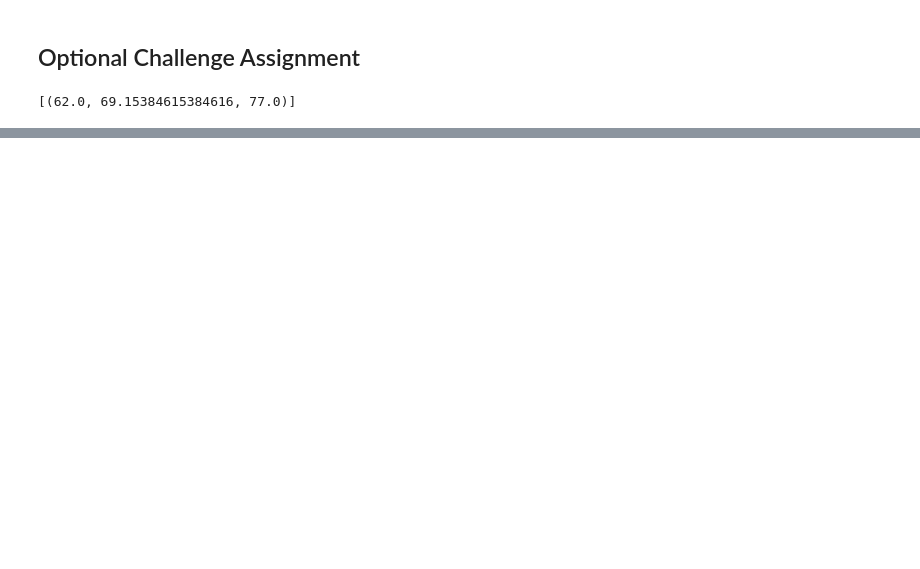
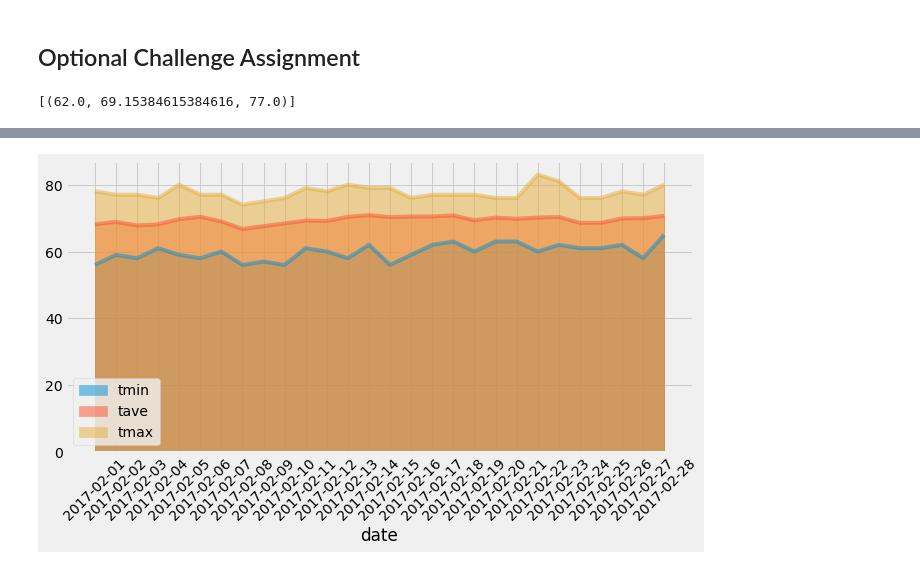
Before and after one commit to land-edi/MySQL-Challenge, a Jupyter notebook: SQL-Alchemy/climate_starter.ipynb, the cells around one changed output, grey strips where cells are left out. Cells and saved outputs as stored; diff of their text form; code cells hidden in the pictures; blank space fills up the shorter version.

```diff
--- a/SQL-Alchemy/climate_starter.ipynb
+++ b/SQL-Alchemy/climate_starter.ipynb
@@ -153,10 +246,21 @@ daily_normals("01-01")
 # push each tuple of calculations into a list called `normals`
 
 # Set the start and end date of the trip
-
+start_date = dt.datetime(2017,2,1)
+# start_date =  start_date + dt.timedelta(days=1)
+# print(start_date)
+end_date = dt.datetime(2017,2,28)
+# print(end_date)
 # Use the start and end date to create a range of dates
-
+list_trip_dates = [dt.datetime.strptime(f"{start_date.year}-{start_date.month}-{d}", '%Y-%m-%d').date()\
+                   for d in range(start_date.day, end_date.day+1)]
+# print(list_trip_dates)
 # Stip off the year and save a list of %m-%d strings
-
+list_trip_m_d = [ f'{d.strftime("%m")}-{d.strftime("%d")}' for d in list_trip_dates]
+# print(list_trip_m_d)
 # Loop through the list of %m-%d strings and calculate the normals for each date
+list_d_normals = [daily_normals(i) for i in list_trip_m_d]
+# list_d_normals = [list_d_normals[d[0]] for d[0] in list_d_normals]
+print(list_d_normals)
+# [d[0] for d in list_d_normals]
 # %% [output]
@@ -184,0 +268,19 @@ daily_normals("01-01")
+# %%
+# Load the previous query results into a Pandas DataFrame and add the `trip_dates` range as the `date` index
+final_dn = zip(list_trip_dates, list_d_normals)
+# print(dict(final_dn))
+df_daily_normals=pd.DataFrame(data=dict(final_dn)).T
+tmin = []
+tave = []
+tmax = []
+for index in range(0,len(df_daily_normals.index)):
+    tmin.append(df_daily_normals.iloc[index][0][0])
+    tave.append(df_daily_normals.iloc[index][0][1])
+    tmax.append(df_daily_normals.iloc[index][0][2])
+
+df_daily_normals['tmin']=tmin
+df_daily_normals['tave']=tave
+df_daily_normals['tmax']=tmax
+df_daily_normals.drop(0,axis=1,inplace=True)
+df_daily_normals.index.names = ['date']
+df_daily_normals.head()
@@ -184,0 +295,10 @@ daily_normals("01-01")
+# %%
+# Plot the daily normals as an area plot with `stacked=False`
+ax=df_daily_normals.plot.area(stacked=False,figsize=(10,5))
+ax.set_xticklabels(df_daily_normals.index.values,rotation=45)
+ax.set_yticks(range(0,100,20))
+ax.set_yticklabels(range(0,100,20))
+ax.set_xticks(df_daily_normals.index.values)
+plt.show()
+# %% [output]
+[figure, added]
```
Also changed, not shown: parts of 18 cells of this notebook, 1 other file.
